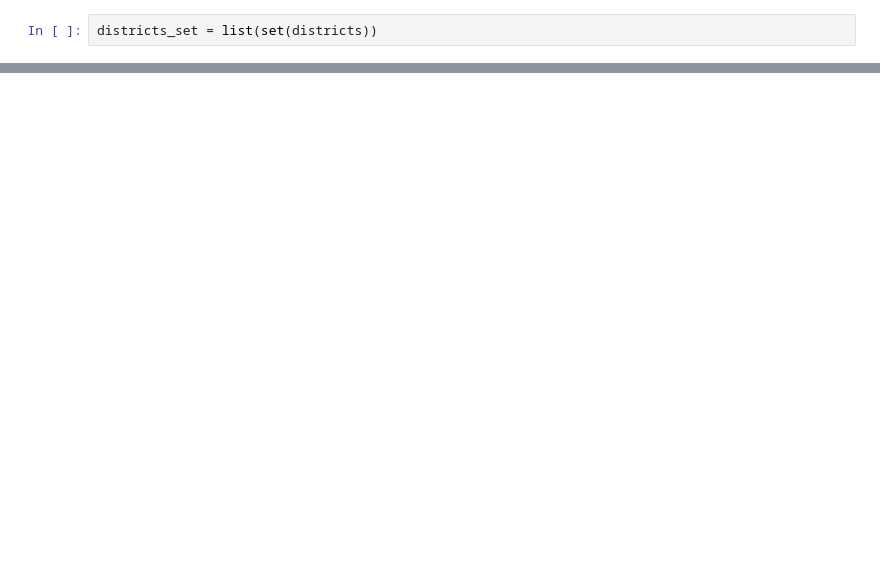
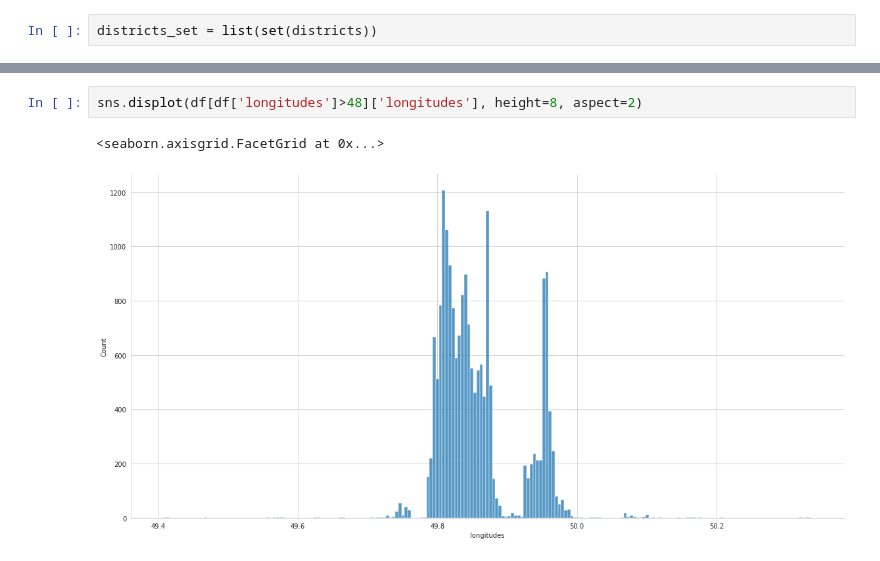
Before and after one commit to EmilSeyfullayev/Home-prices-analytics, a Jupyter notebook: Analytics.ipynb, the cells around one changed output, grey strips where cells are left out. Saved outputs shown, nothing was run; the diff lists cells and outputs as text; blank space fills up the shorter version.

```diff
--- a/Analytics.ipynb
+++ b/Analytics.ipynb
@@ -401,0 +530,5 @@ districts[:10]
+# %%
+sns.displot(df[df['longitudes']>48]['longitudes'], height=8, aspect=2)
+# %% [output]
+<seaborn.axisgrid.FacetGrid at 0x...>
+[figure, added]
```
Also changed, not shown: parts of 147 cells of this notebook.
